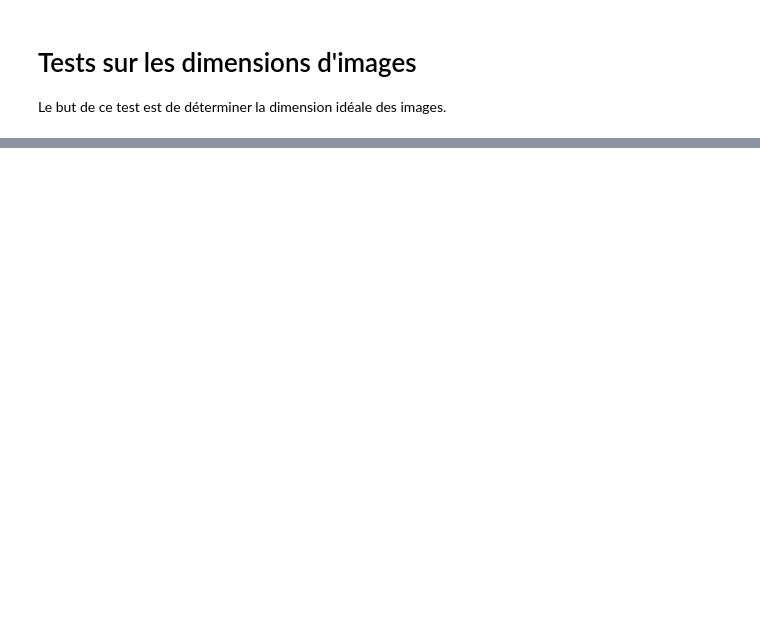
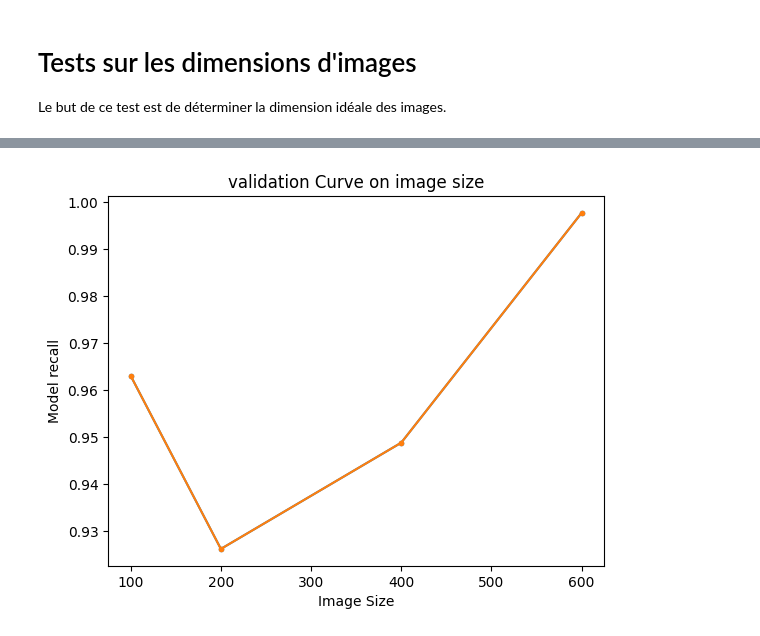
Before and after one commit to YvanDesPatates/IA_XRay_chest, a Jupyter notebook: DEEP/test_redimension.ipynb, the cells around one changed output, grey strips where cells are left out. Cells and saved outputs as stored; diff of their text form; code cells hidden in the pictures; blank space fills up the shorter version.

Commit message:
Test redimension with results
(cherry picked from commit ac69ae1b7616c4118fc175edc3f8834d4d565735)

```diff
--- a/DEEP/test_redimension.ipynb
+++ b/DEEP/test_redimension.ipynb
@@ -31,24 +39,10 @@ To enable the following instructions: AVX2 AVX512F AVX512_VNNI FMA, in other ope
 # %%
-max_image_size = (600, 600)
-x_total = []
-y_total = []
-
-def load_datasets(img, category):
-    new_img = cv2.resize(img, max_image_size)
-    x_total.append(new_img)
-    category = 0 if category == "NORMAL" else 1
-    y_total.append(category)
-
-
-tools.browse_imgs(load_datasets)
-
-steps = [(100, 100), (200, 200), (400, 400), max_image_size]
-results = {}
 for image_size in steps:
     print("img_size : ", image_size)
 
     num_classes = 1
     core_size = 8
+    print("core_size : ", core_size)
 
     model = tf.keras.Sequential([
         layers.Input(shape=(*image_size, 1)),
@@ -85,13 +79,14 @@ for image_size in steps:
     x_test, x_val, y_test, y_val = train_test_split(x_test, y_test, test_size=0.5)
 
     start_time = time.time()
+    print("ici démarre fit")
     model.fit(x_train,
               y_train,
               validation_data=(x_val, y_val),
               epochs=2,
               verbose=1)
 
-    y_pred = model.predict(x_test, verbose=0)
+    y_pred = model.predict(x_test, verbose=1)
     y_pred_label = np.round(y_pred).astype(int)
     results[image_size] = recall_score(y_test, y_pred_label)
     print("time of execution for ",image_size," size : ", time.time() - start_time)
@@ -118,0 +118 @@ img_size :  (400, 400)
+[figure, added]
```
Also changed, not shown: parts of 3 cells of this notebook, 2 other files.
